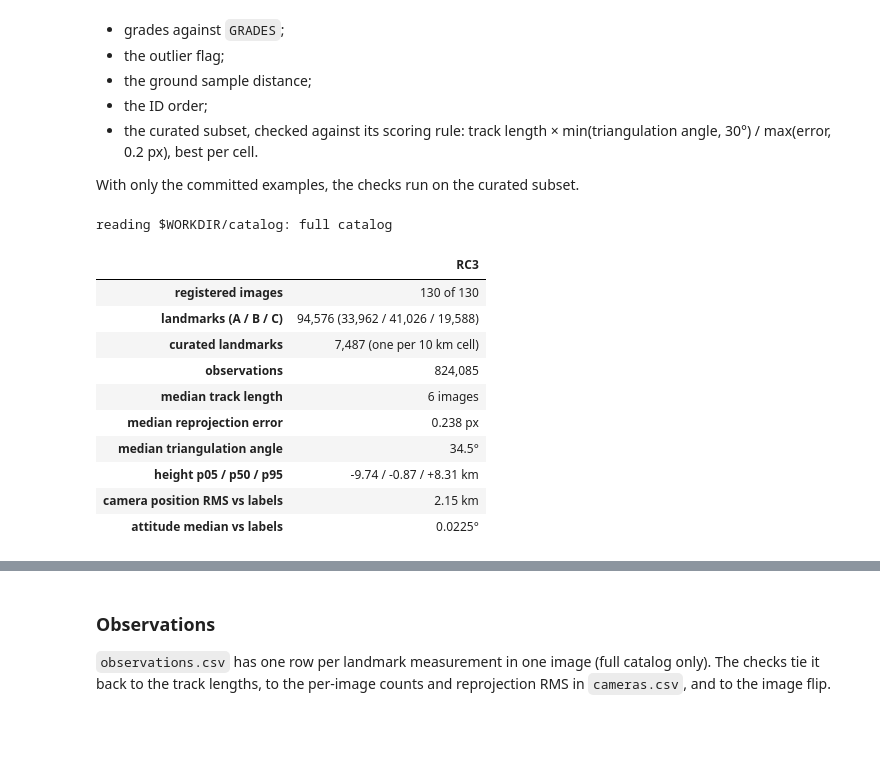
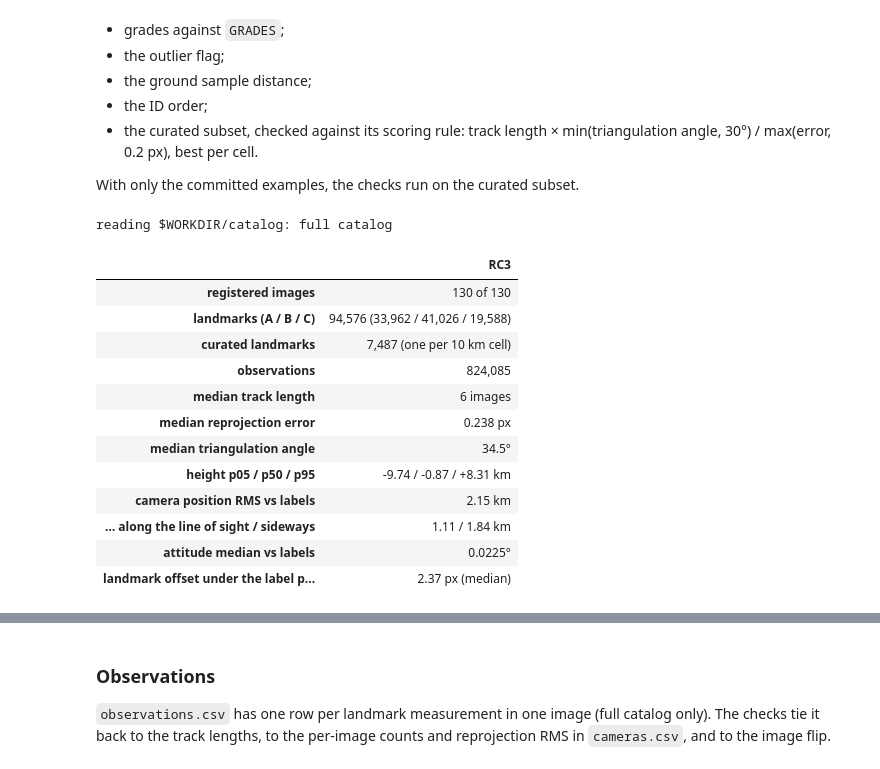
Before and after one commit to giovannifereoli/ASTEROID-COLMAP, a Jupyter notebook: notebooks/test_everything.ipynb, the cells around one changed output, grey strips where cells are left out. Cells and saved outputs as stored; diff of their text form; code cells hidden in the pictures; blank space fills up the shorter version.

```diff
--- a/notebooks/test_everything.ipynb
+++ b/notebooks/test_everything.ipynb
@@ -371,34 +388,38 @@ summary = json.loads((SRC / "summary.json").read_text())
 lm = pd.read_csv(CAT / "landmarks.csv") if FULL else curated
 obs = pd.read_csv(CAT / "observations.csv") if FULL else None
 print(f"reading {rel(SRC)}:", "full catalog" if FULL else "curated subset only (landmarks.csv and observations.csv are not committed)")
 
 al = summary["alignment"]
 grades = " / ".join(f"{summary['grades'].get(g, 0):,}" for g in "ABC")
 display(pd.Series({
     "registered images": f"{summary['num_registered_images']} of {summary['num_input_images']}",
     "landmarks (A / B / C)": f"{summary['num_landmarks']:,} ({grades})",
     "curated landmarks": f"{summary['num_curated_landmarks']:,} (one per {summary.get('curated_spacing_km') or 10:g} km cell)",
     "observations": f"{summary['num_observations']:,}",
     "median track length": f"{summary['median_track_length']:.0f} images",
     "median reprojection error": f"{summary['median_reproj_error_px']:.3f} px",
     "median triangulation angle": f"{summary['median_tri_angle_deg']:.1f}°",
     "height p05 / p50 / p95": " / ".join(f"{h:+.2f}" for h in summary["height_km_p05_p50_p95"]) + " km",
     "camera position RMS vs labels": f"{al['position_rms_km']:.2f} km",
+    "… along the line of sight / sideways": f"{al['position_range_rms_km']:.2f} / {al['position_lateral_rms_km']:.2f} km",
     "attitude median vs labels": f"{al['attitude_median_deg']:.4f}°",
+    "landmark offset under the label poses": f"{summary['label_pointing_offset_median_px']:.2f} px (median)",
 }, name="RC3").to_frame())
 # %% [output]
 reading $WORKDIR/catalog: full catalog
 |  | RC3 |
 | registered images | 130 of 130 |
 | landmarks (A / B / C) | 94,576 (33,962 / 41,026 / 19,588) |
 | curated landmarks | 7,487 (one per 10 km cell) |
 | observations | 824,085 |
 | median track length | 6 images |
 | median reprojection error | 0.238 px |
 | median triangulation angle | 34.5° |
 | height p05 / p50 / p95 | -9.74 / -0.87 / +8.31 km |
 | camera position RMS vs labels | 2.15 km |
+| … along the line of sight / sideways | 1.11 / 1.84 km |
 | attitude median vs labels | 0.0225° |
+| landmark offset under the label p... | 2.37 px (median) |
 # %%
 MAX_HEIGHT_KM = 60.0  # default of `asteroid-colmap catalog --max-height`
 xyz = lm[["x_km", "y_km", "z_km"]].to_numpy()
```
Also changed, not shown: parts of 21 cells of this notebook, 38 other files.
